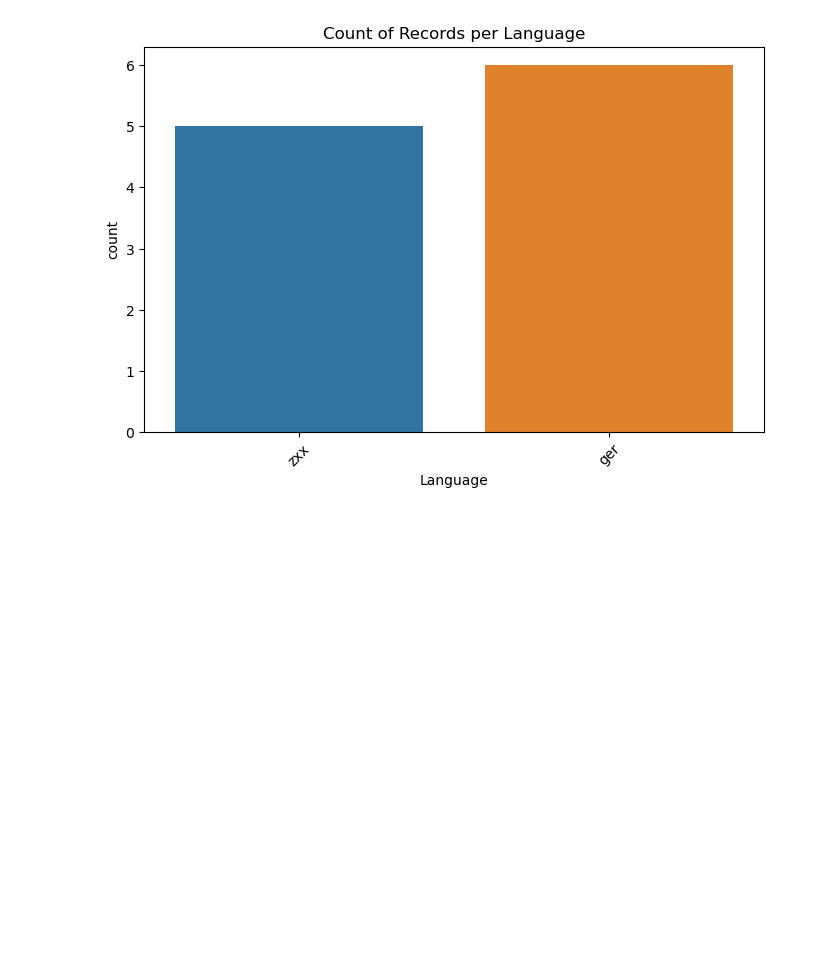
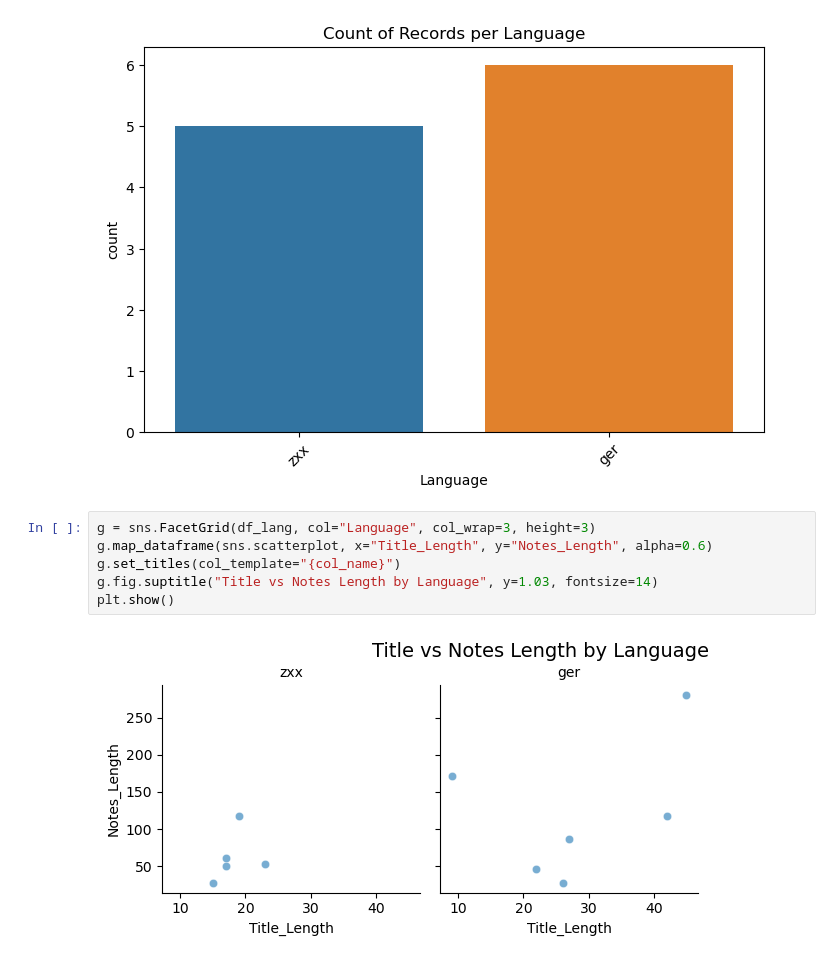
Before and after one commit to bbhatta10/Library-data, a Jupyter notebook: menu.ipynb, the cells around one changed output. Drawn from its saved outputs; the diff is of its cells as text; blank space fills up the shorter version.

Commit message:
FaceGrid

```diff
--- a/menu.ipynb
+++ b/menu.ipynb
@@ -726,3 +726,11 @@ Passing `palette` without assigning `hue` is deprecated and will be removed in v
 
   sns.countplot(data=df_lang, x='Language', palette='tab10')
 [figure]
+# %%
+g = sns.FacetGrid(df_lang, col="Language", col_wrap=3, height=3)
+g.map_dataframe(sns.scatterplot, x="Title_Length", y="Notes_Length", alpha=0.6)
+g.set_titles(col_template="{col_name}")
+g.fig.suptitle("Title vs Notes Length by Language", y=1.03, fontsize=14)
+plt.show()
+# %% [output]
+[figure, added]
```
